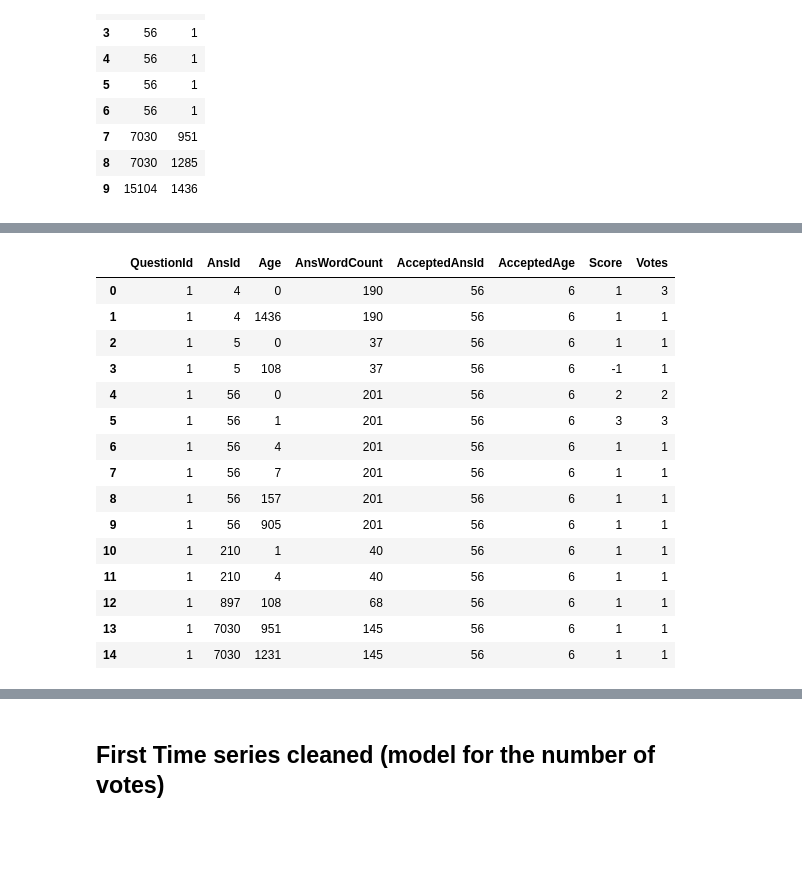
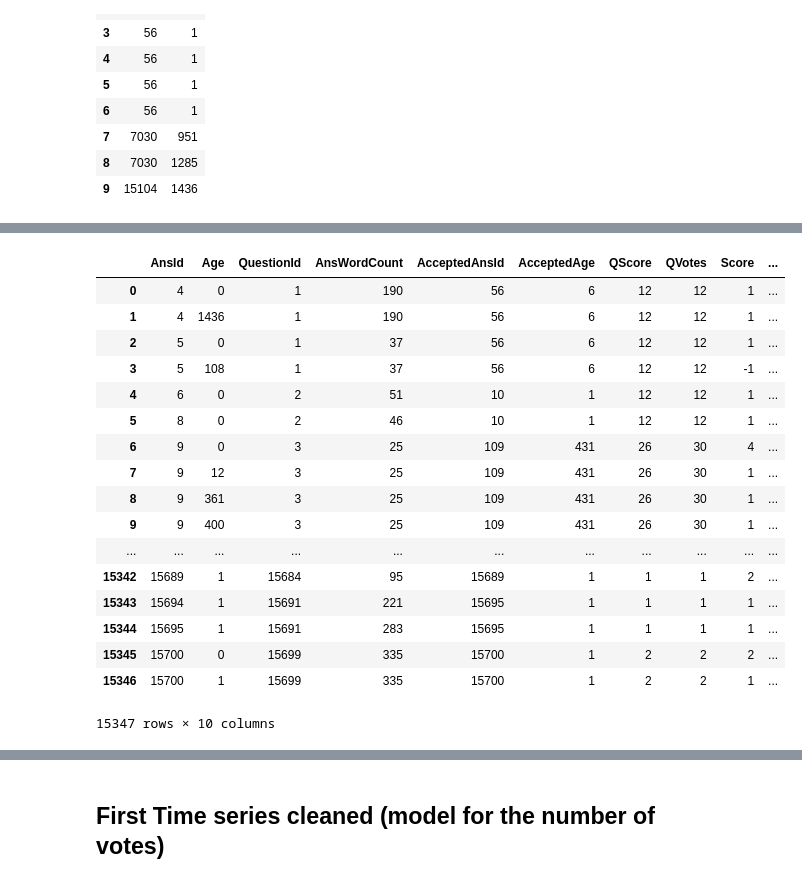
Before and after one commit to JoelDan192/Predictive-model-for-the-voting-system-in-SE-network, a Jupyter notebook: spanish_site/Answer_votes.ipynb, the cells around one changed output, grey strips where cells are left out. Drawn from its saved outputs; the diff is of its cells as text; code cells hidden in the pictures; blank space fills up the shorter version.

```diff
--- a/spanish_site/Answer_votes.ipynb
+++ b/spanish_site/Answer_votes.ipynb
@@ -82,25 +97,29 @@ a_comments.head(10)
 # %%
 get_score = lambda df: sum(df.VoteType==2) - sum(df.VoteType==3)
 get_votes = lambda df: sum(df.VoteType==2) + sum(df.VoteType==3)
-f = lambda df: pd.Series([df.AnsWordCount.iloc[0],df.AcceptedAnsId.iloc[0],df.AcceptedAge.iloc[0],get_score(df),get_votes(df)],index=['AnsWordCount','AcceptedAnsId','AcceptedAge','Score','Votes'])
-a_groups = a_votes.sort_values(by='Age').groupby(['QuestionId','AnsId','Age']).apply(f)
-a_groups = a_groups.reset_index(level=[0,1,2],drop=False)
-a_groups.head(15)
+
+predictors = ['QuestionId','AnsWordCount','AcceptedAnsId','AcceptedAge','QScore','QVotes','Score','Votes',]
+f = lambda df: pd.Series([df.QuestionId.iloc[0],df.AnsWordCount.iloc[0],df.AcceptedAnsId.iloc[0],df.AcceptedAge.iloc[0],df.QScore.iloc[0],df.QVotes.iloc[0],get_score(df),get_votes(df)],index = predictors)
+a_groups = a_votes.sort_values(by='Age').groupby(['AnsId','Age']).apply(f)
+a_groups = a_groups.reset_index(level=[0,1],drop=False)
+a_groups
 # %% [output]
-|  | QuestionId | AnsId | Age | AnsWordCount | AcceptedAnsId | AcceptedAge | Score | Votes |
-| 0 | 1 | 4 | 0 | 190 | 56 | 6 | 1 | 3 |
-| 1 | 1 | 4 | 1436 | 190 | 56 | 6 | 1 | 1 |
-| 2 | 1 | 5 | 0 | 37 | 56 | 6 | 1 | 1 |
-| 3 | 1 | 5 | 108 | 37 | 56 | 6 | -1 | 1 |
-| 4 | 1 | 56 | 0 | 201 | 56 | 6 | 2 | 2 |
-| 5 | 1 | 56 | 1 | 201 | 56 | 6 | 3 | 3 |
-| 6 | 1 | 56 | 4 | 201 | 56 | 6 | 1 | 1 |
-| 7 | 1 | 56 | 7 | 201 | 56 | 6 | 1 | 1 |
-| 8 | 1 | 56 | 157 | 201 | 56 | 6 | 1 | 1 |
-| 9 | 1 | 56 | 905 | 201 | 56 | 6 | 1 | 1 |
-| 10 | 1 | 210 | 1 | 40 | 56 | 6 | 1 | 1 |
-| 11 | 1 | 210 | 4 | 40 | 56 | 6 | 1 | 1 |
-| 12 | 1 | 897 | 108 | 68 | 56 | 6 | 1 | 1 |
-| 13 | 1 | 7030 | 951 | 145 | 56 | 6 | 1 | 1 |
-| 14 | 1 | 7030 | 1231 | 145 | 56 | 6 | 1 | 1 |
+|  | AnsId | Age | QuestionId | AnsWordCount | AcceptedAnsId | AcceptedAge | QScore | QVotes | Score | ... |
+| 0 | 4 | 0 | 1 | 190 | 56 | 6 | 12 | 12 | 1 | ... |
+| 1 | 4 | 1436 | 1 | 190 | 56 | 6 | 12 | 12 | 1 | ... |
+| 2 | 5 | 0 | 1 | 37 | 56 | 6 | 12 | 12 | 1 | ... |
+| 3 | 5 | 108 | 1 | 37 | 56 | 6 | 12 | 12 | -1 | ... |
+| 4 | 6 | 0 | 2 | 51 | 10 | 1 | 12 | 12 | 1 | ... |
+| 5 | 8 | 0 | 2 | 46 | 10 | 1 | 12 | 12 | 1 | ... |
+| 6 | 9 | 0 | 3 | 25 | 109 | 431 | 26 | 30 | 4 | ... |
+| 7 | 9 | 12 | 3 | 25 | 109 | 431 | 26 | 30 | 1 | ... |
+| 8 | 9 | 361 | 3 | 25 | 109 | 431 | 26 | 30 | 1 | ... |
+| 9 | 9 | 400 | 3 | 25 | 109 | 431 | 26 | 30 | 1 | ... |
+| ... | ... | ... | ... | ... | ... | ... | ... | ... | ... | ... |
+| 15342 | 15689 | 1 | 15684 | 95 | 15689 | 1 | 1 | 1 | 2 | ... |
+| 15343 | 15694 | 1 | 15691 | 221 | 15695 | 1 | 1 | 1 | 1 | ... |
+| 15344 | 15695 | 1 | 15691 | 283 | 15695 | 1 | 1 | 1 | 1 | ... |
+| 15345 | 15700 | 0 | 15699 | 335 | 15700 | 1 | 2 | 2 | 2 | ... |
+| 15346 | 15700 | 1 | 15699 | 335 | 15700 | 1 | 2 | 2 | 1 | ... |
+15347 rows × 10 columns
 # %%
```
Also changed, not shown: parts of 36 cells of this notebook, 1 other file.
